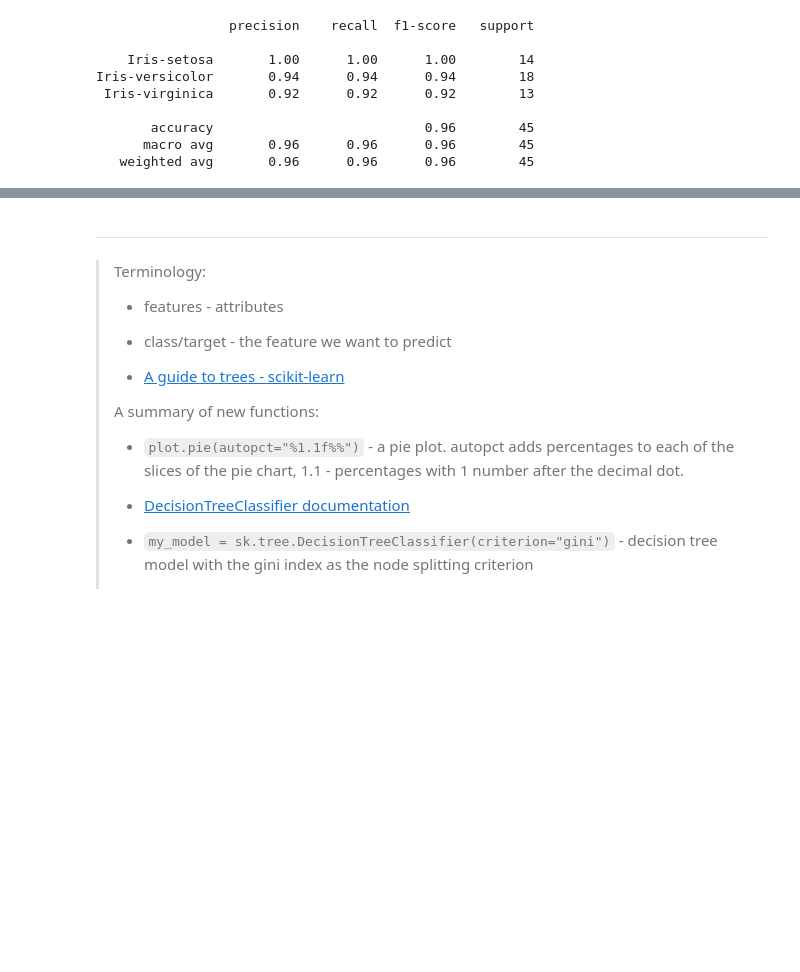
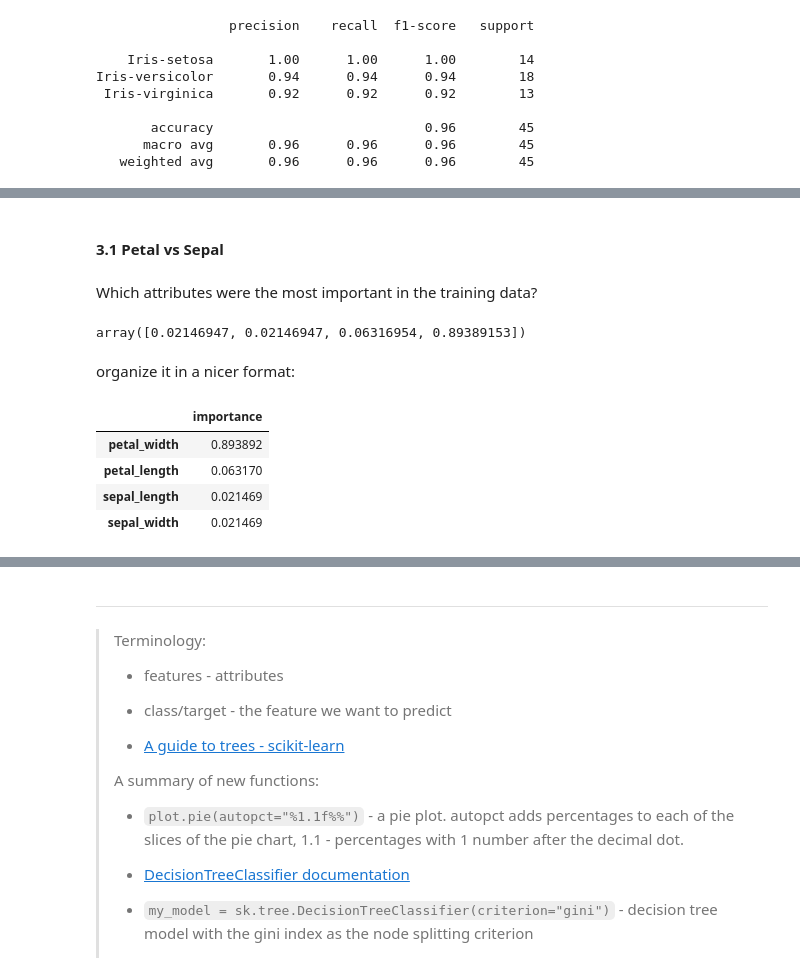
Before and after one commit to nlihin/data-analytics, a Jupyter notebook: unit7.ipynb, the cells around one changed output, grey strips where cells are left out. Saved outputs shown, nothing was run; the diff lists cells and outputs as text; code cells hidden in the pictures; blank space fills up the shorter version.

```diff
--- a/unit7.ipynb
+++ b/unit7.ipynb
@@ -289,0 +313,27 @@ Iris-versicolor       0.94      0.94      0.94        18
+# %% [markdown]
+#### 3.1 Petal vs Sepal
+# %% [markdown]
+Which attributes were the most important in the training data?
+# %%
+dt = sk.tree.DecisionTreeClassifier(random_state=0)
+dt.fit(X_train, y_train)
+pred = dt.predict(X_test)
+acc = sk.metrics.accuracy_score(pred, y_test)
+# %%
+dt.feature_importances_
+# %% [output]
+array([0.02146947, 0.02146947, 0.06316954, 0.89389153])
+# %% [markdown]
+organize it in a nicer format:
+# %%
+feature_importances = pd.DataFrame(dt.feature_importances_,
+                                   index = iris_df.columns[:4],
+                                    columns=['importance']).sort_values('importance',
+                                                                        ascending=False)
+feature_importances.head()
+# %% [output]
+|  | importance |
+| petal_width | 0.893892 |
+| petal_length | 0.063170 |
+| sepal_length | 0.021469 |
+| sepal_width | 0.021469 |
```
Also changed, not shown: parts of 27 cells of this notebook.
